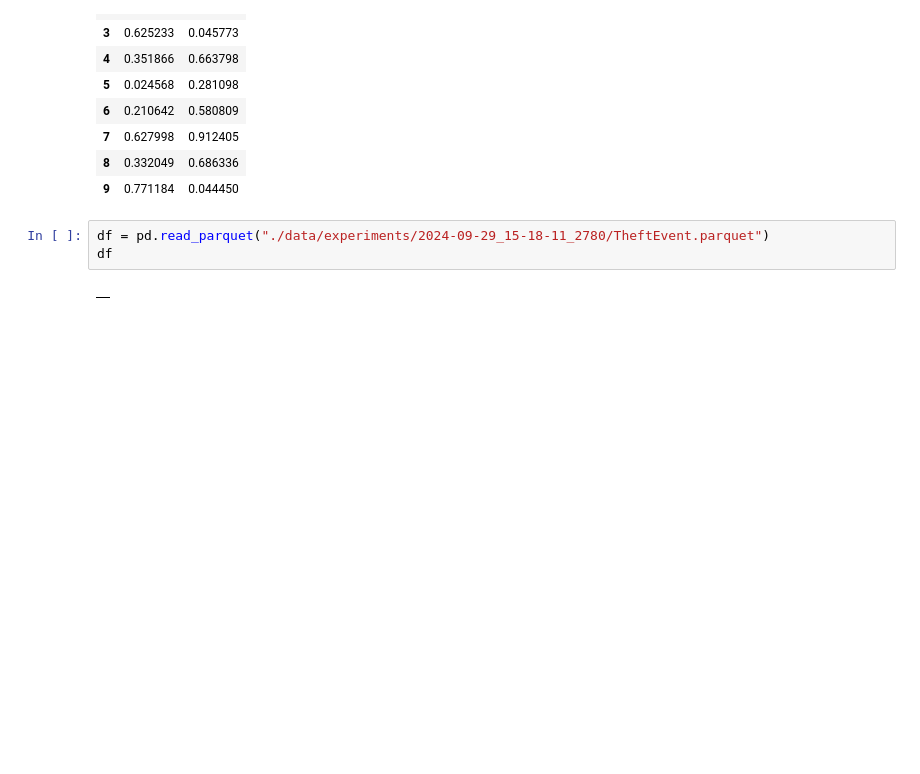
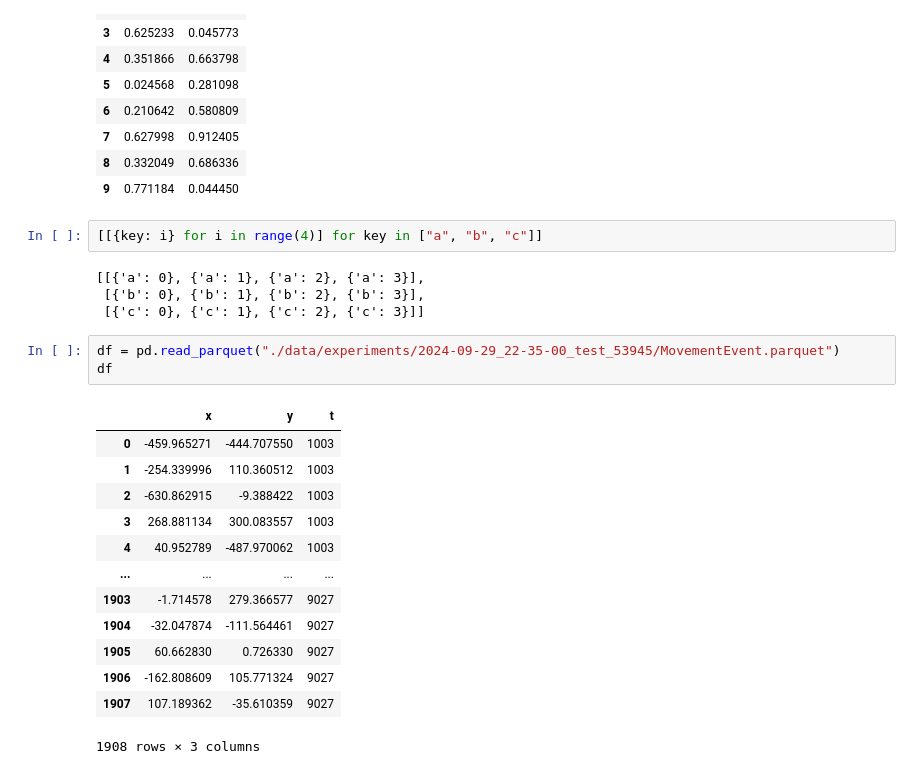
Before and after one commit to viktorvesely/TaC, a Jupyter notebook: simulation/explore.ipynb, the cells around one changed output. Drawn from its saved outputs; the diff is of its cells as text; blank space fills up the shorter version.

```diff
--- a/simulation/explore.ipynb
+++ b/simulation/explore.ipynb
@@ -958,8 +958,26 @@ pd.DataFrame(pos1)
 | 7 | 0.627998 | 0.912405 |
 | 8 | 0.332049 | 0.686336 |
 | 9 | 0.771184 | 0.044450 |
+# %%
+[[{key: i} for i in range(4)] for key in ["a", "b", "c"]]
+# %% [output]
+[[{'a': 0}, {'a': 1}, {'a': 2}, {'a': 3}],
+ [{'b': 0}, {'b': 1}, {'b': 2}, {'b': 3}],
+ [{'c': 0}, {'c': 1}, {'c': 2}, {'c': 3}]]
 # %%
-df = pd.read_parquet("./data/experiments/2024-09-29_15-18-11_2780/TheftEvent.parquet")
+df = pd.read_parquet("./data/experiments/2024-09-29_22-35-00_test_53945/MovementEvent.parquet")
 df
 # %% [output]
-|  |
+|  | x | y | t |
+| 0 | -459.965271 | -444.707550 | 1003 |
+| 1 | -254.339996 | 110.360512 | 1003 |
+| 2 | -630.862915 | -9.388422 | 1003 |
+| 3 | 268.881134 | 300.083557 | 1003 |
+| 4 | 40.952789 | -487.970062 | 1003 |
+| ... | ... | ... | ... |
+| 1903 | -1.714578 | 279.366577 | 9027 |
+| 1904 | -32.047874 | -111.564461 | 9027 |
+| 1905 | 60.662830 | 0.726330 | 9027 |
+| 1906 | -162.808609 | 105.771324 | 9027 |
+| 1907 | 107.189362 | -35.610359 | 9027 |
+1908 rows × 3 columns
```
Also changed, not shown: 21 other files.
